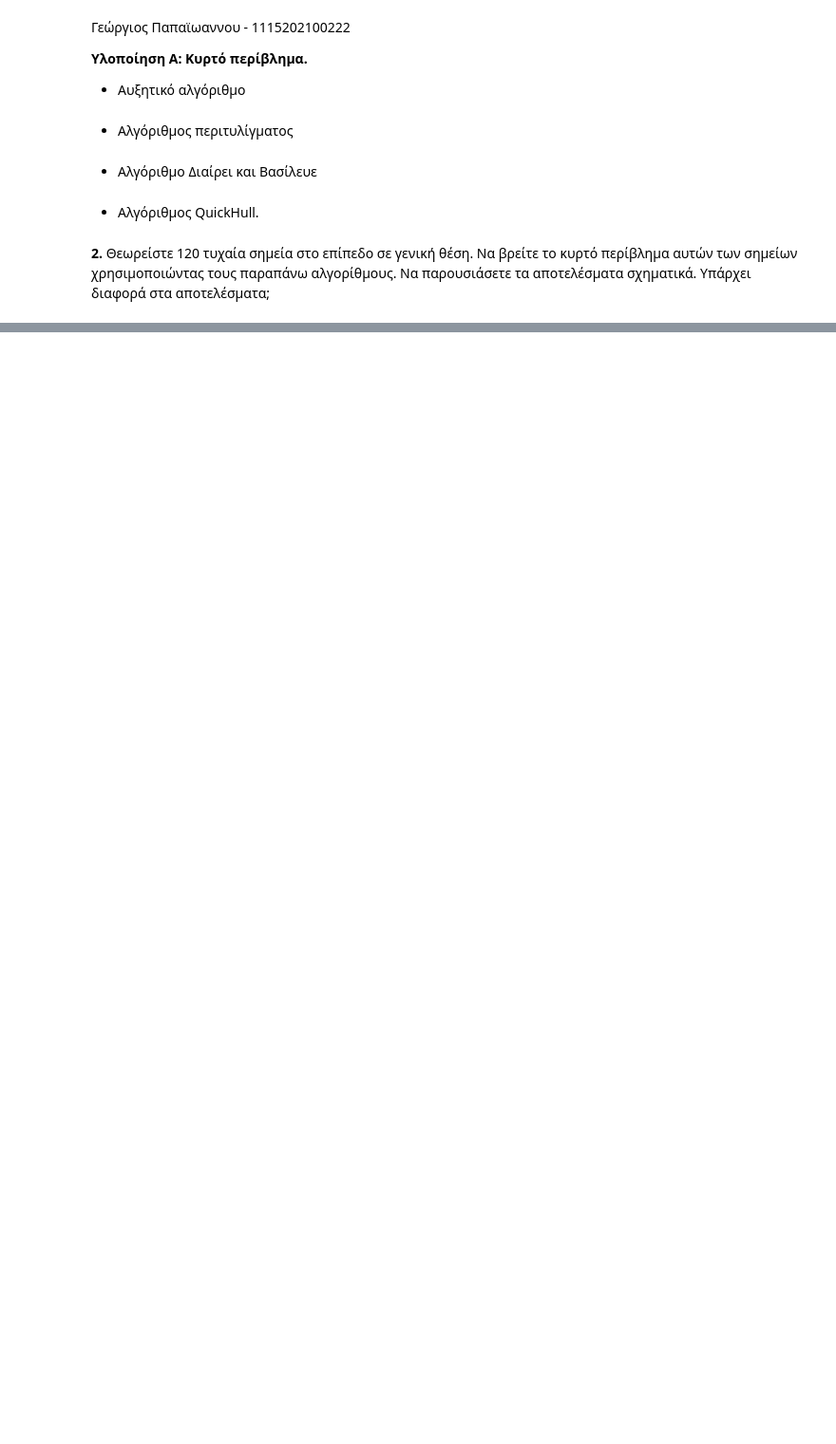
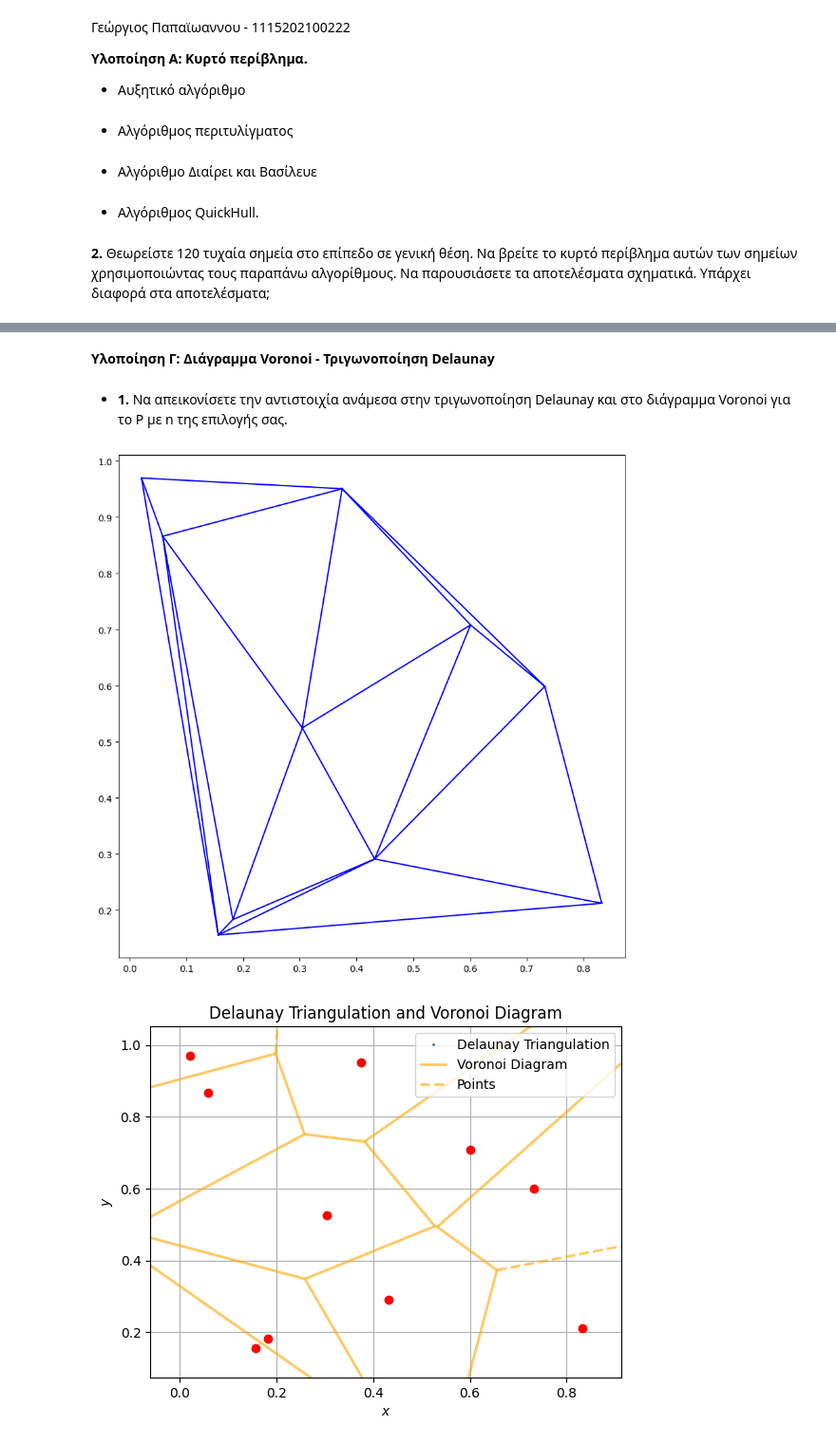
Before and after one commit to geoppn/Theoretical-Polynomial-Analysis, a Jupyter notebook: ergasia.ipynb, the cells around one changed output, grey strips where cells are left out. Shown: that part at 95% size. Saved outputs shown, nothing was run; the diff lists cells and outputs as text; code cells hidden in the pictures; blank space fills up the shorter version.

```diff
--- a/ergasia.ipynb
+++ b/ergasia.ipynb
@@ -209,0 +489,41 @@ plot_hull(points, hull_points, "QuickHull Convex Hull")
+# %% [markdown]
+**Υλοποίηση Γ: Διάγραμμα Voronoi - Τριγωνοποίηση Delaunay**
+# %% [markdown]
+- **1.** Να απεικονίσετε την αντιστοιχία ανάμεσα στην τριγωνοποίηση Delaunay
+και στο διάγραμμα Voronoi για το P με n της επιλογής σας.
+# %%
+import numpy as np
+import matplotlib.pyplot as plt
+from scipy.spatial import Delaunay, Voronoi, voronoi_plot_2d
+
+#GENERATE RANDOM POINTS
+np.random.seed(42)  # FOR REPRODUCIBILITY
+n = 10  # NUMBER OF POINTS
+points = np.random.rand(n, 2)
+
+delaunay = Delaunay(points)
+
+voronoi = Voronoi(points)
+
+# PLOT BOTH DIAGRAMS
+plt.figure(figsize=(10, 10))
+
+# PLOT DELAUNAY TRIANGULATION
+plt.triplot(points[:, 0], points[:, 1], delaunay.simplices, color='blue', label='Delaunay Triangulation')
+
+# PLOT VORONOI DIAGRAM
+voronoi_plot_2d(voronoi, show_vertices=False, line_colors='orange', line_width=2, line_alpha=0.6, point_size=2)
+
+# PLOT POINTS
+plt.plot(points[:, 0], points[:, 1], 'o', color='red')
+
+# ADD LABELS AND LEGEND
+plt.title('Delaunay Triangulation and Voronoi Diagram')
+plt.xlabel('$x$')
+plt.ylabel('$y$')
+plt.legend(['Delaunay Triangulation', 'Voronoi Diagram', 'Points'])
+plt.grid(True)
+plt.show()
+# %% [output]
+[figure, added]
+[figure, added]
```
Also changed, not shown: parts of 21 cells of this notebook, 2 other files.
